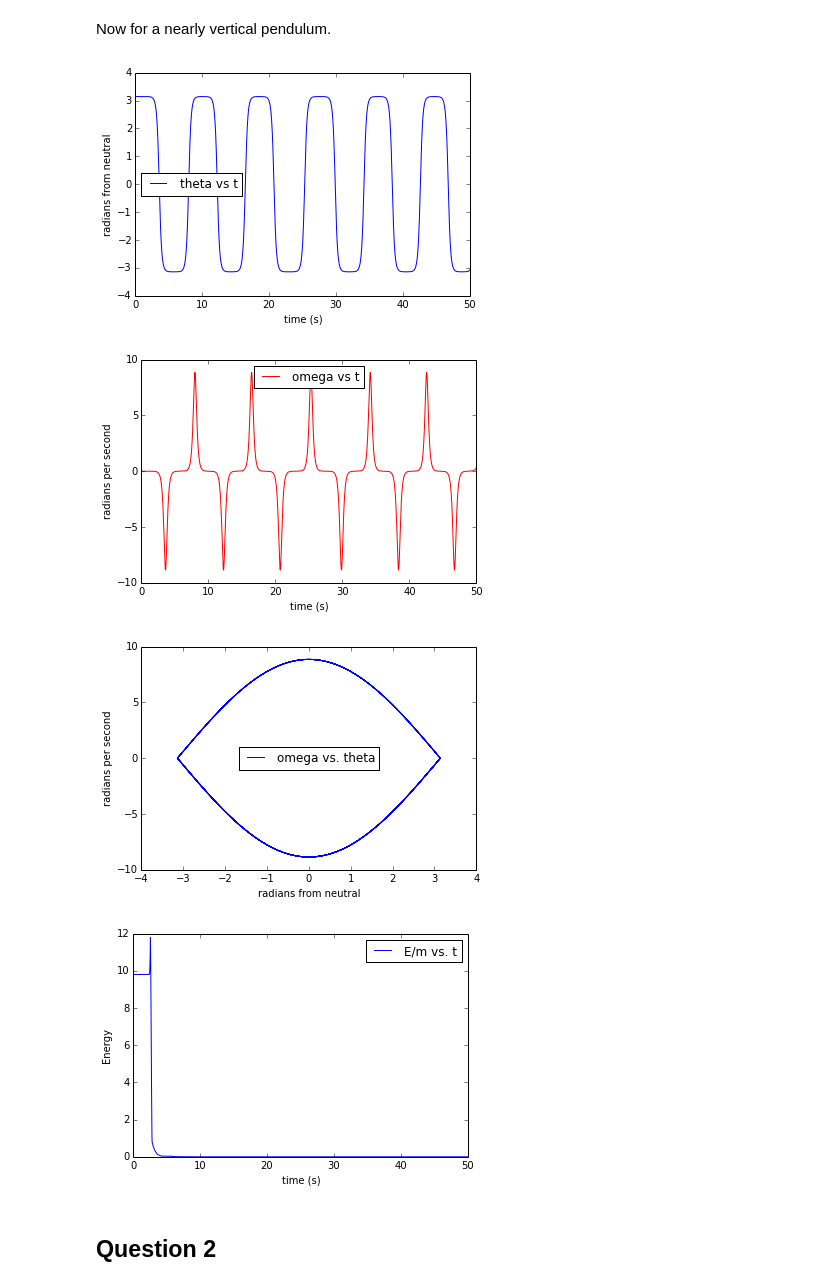
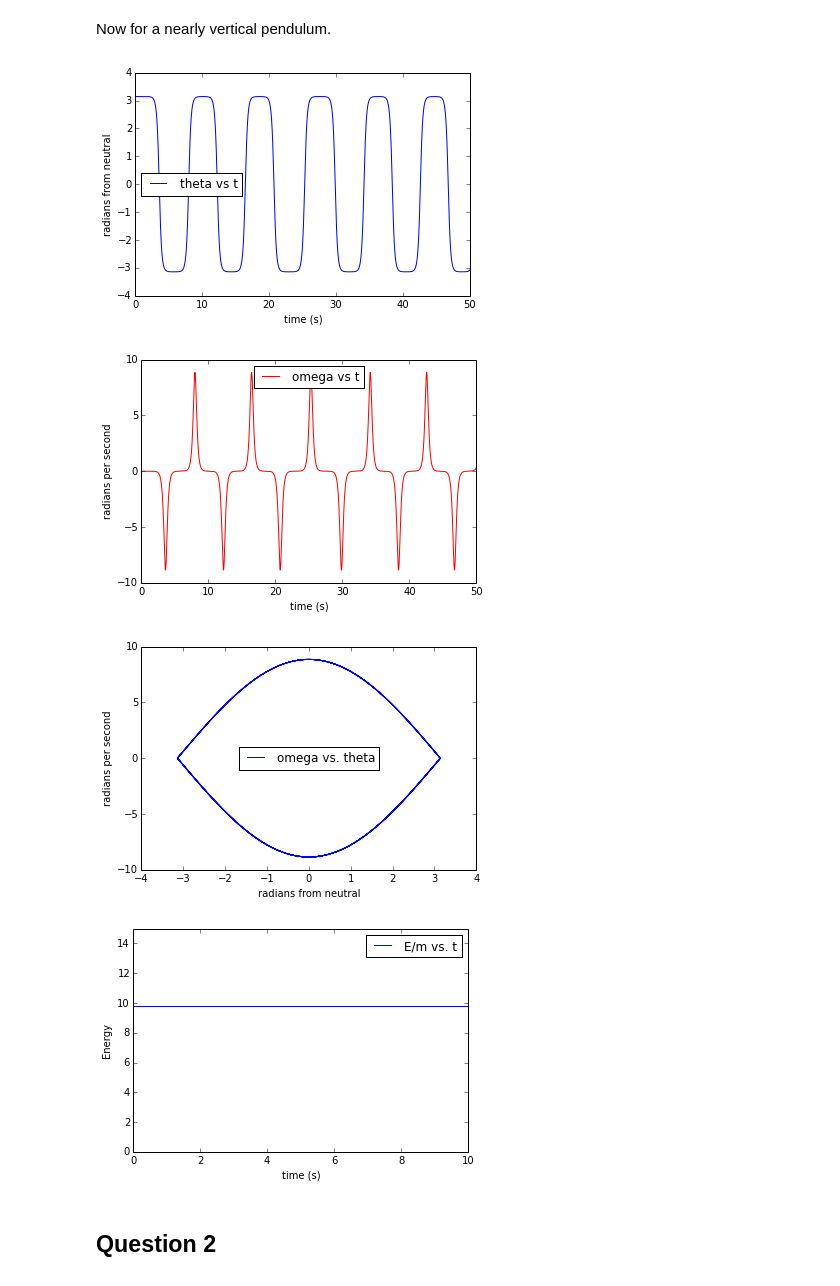
Before and after one commit to slewis06/PHYS202-S14, a Jupyter notebook: SciPy/ODEExercises.ipynb, the cells around one changed output. Cells and saved outputs as stored; diff of their text form; code cells hidden in the pictures.

```diff
--- a/SciPy/ODEExercises.ipynb
+++ b/SciPy/ODEExercises.ipynb
@@ -220,35 +218,37 @@ plt.show()
 
 plt.figure()
 
 plt.plot(t,theta[:,1],'r-',label="omega vs t")
 plt.xlabel('time (s)')
 plt.ylabel('radians per second')
 plt.legend(loc='best')
 plt.show()
 
 plt.figure()
 
 plt.plot(theta[:,0],theta[:,1],label="omega vs. theta")
 plt.xlabel('radians from neutral')
 plt.ylabel('radians per second')
 plt.legend(loc='best')
 plt.show()
 
 plt.figure()
 
-theta = odeint(deriv,theta_init,t,rtol=0.9)
+theta = odeint(deriv,theta_init,t,rtol=None)
 Em = g*ell*(1 - np.cos(theta[:,0])) + (0.5)*(ell**2)*(theta[:,1]**2)
 
 plt.plot(t,Em,label='E/m vs. t')
 plt.legend(loc='best')
+plt.xlim(0,10)
+plt.ylim(0,15)
 plt.xlabel('time (s)')
 plt.ylabel('Energy')
 plt.show()
 # %% [output]
 [figure]
 [figure]
 [figure]
-[figure, old version]
+[figure, new version]
 # %% [markdown]
 ## Question 2
 # %% [markdown]
```
Also changed, not shown: parts of 6 cells of this notebook.
